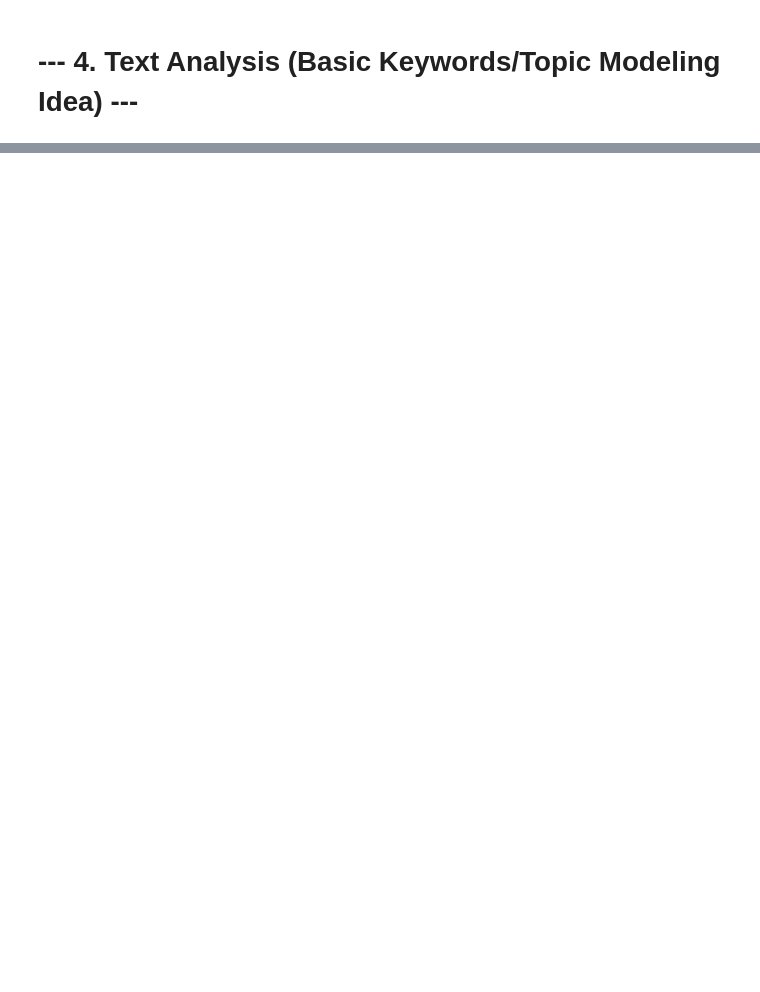
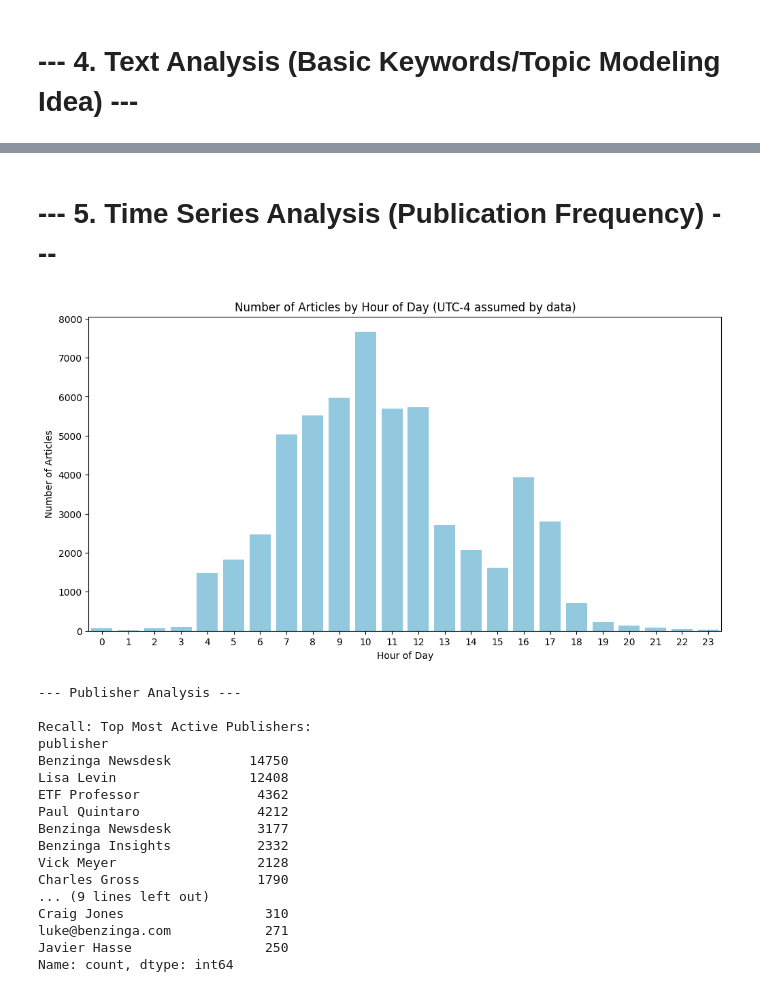
Before and after one commit to Nama21yo/nova-financial-insights-project, a Jupyter notebook: notebooks/01_eda_financial_news.ipynb, the cells around one changed output, grey strips where cells are left out. Cells and saved outputs as stored; diff of their text form; code cells hidden in the pictures; blank space fills up the shorter version.

```diff
--- a/notebooks/01_eda_financial_news.ipynb
+++ b/notebooks/01_eda_financial_news.ipynb
@@ -121,0 +215,47 @@ print(bigram_counts)
+# %% [markdown]
+
+# --- 5. Time Series Analysis (Publication Frequency) ---
+# %%
+
+# Already covered with 'articles_per_day' plot.
+# Additional: Publication hour analysis
+news_df['hour_of_day'] = pd.to_datetime(news_df['date']).dt.hour # Ensure 'date' is datetime
+hour_counts = news_df['hour_of_day'].value_counts().sort_index()
+
+plt.figure(figsize=(12, 6))
+sns.barplot(x=hour_counts.index, y=hour_counts.values, color='skyblue')
+plt.title('Number of Articles by Hour of Day (UTC-4 assumed by data)')
+plt.xlabel('Hour of Day')
+plt.ylabel('Number of Articles')
+plt.xticks(range(24))
+plt.show()
+# Note: The prompt says UTC-4. Pandas handles this if the offset is in the string.
+# If you need to convert to UTC: news_df['date_utc'] = pd.to_datetime(news_df['date']).dt.tz_convert('UTC')
+
+print("\n--- Publisher Analysis ---")
+# news_df['publisher_domain'] = news_df['publisher'][news_df['publisher'].str.contains('@')].apply(lambda x: x.split('@')[1] if isinstance(x, str) and '@' in x else None)
+# domain_counts = news_df['publisher_domain'].value_counts()
+# print("\nPublisher Email Domain Counts:")
+# print(domain_counts)
+
+print("\nRecall: Top Most Active Publishers:")
+print(publisher_counts) # This was calculated in Descriptive Statistics
+# %% [output]
+[figure, added]
+--- Publisher Analysis ---
+
+Recall: Top Most Active Publishers:
+publisher
+Benzinga Newsdesk          14750
+Lisa Levin                 12408
+ETF Professor               4362
+Paul Quintaro               4212
+Benzinga Newsdesk           3177
+Benzinga Insights           2332
+Vick Meyer                  2128
+Charles Gross               1790
+... (9 lines left out)
+Craig Jones                  310
+luke@benzinga.com            271
+Javier Hasse                 250
+Name: count, dtype: int64
```
Also changed, not shown: parts of 4 cells of this notebook.
